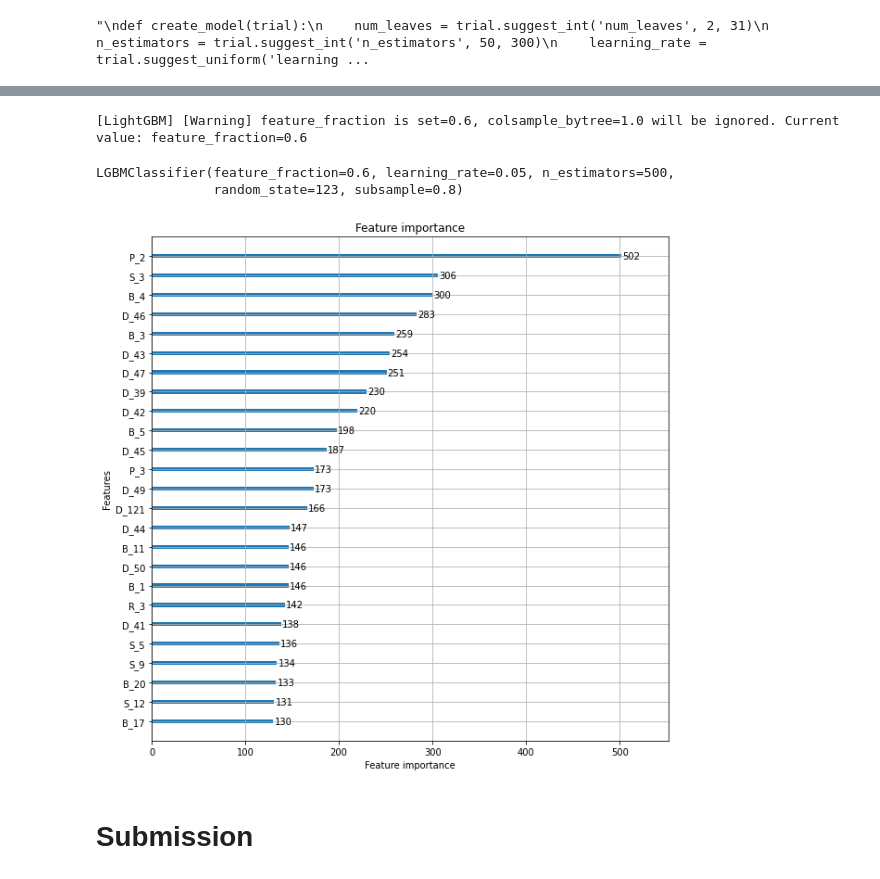
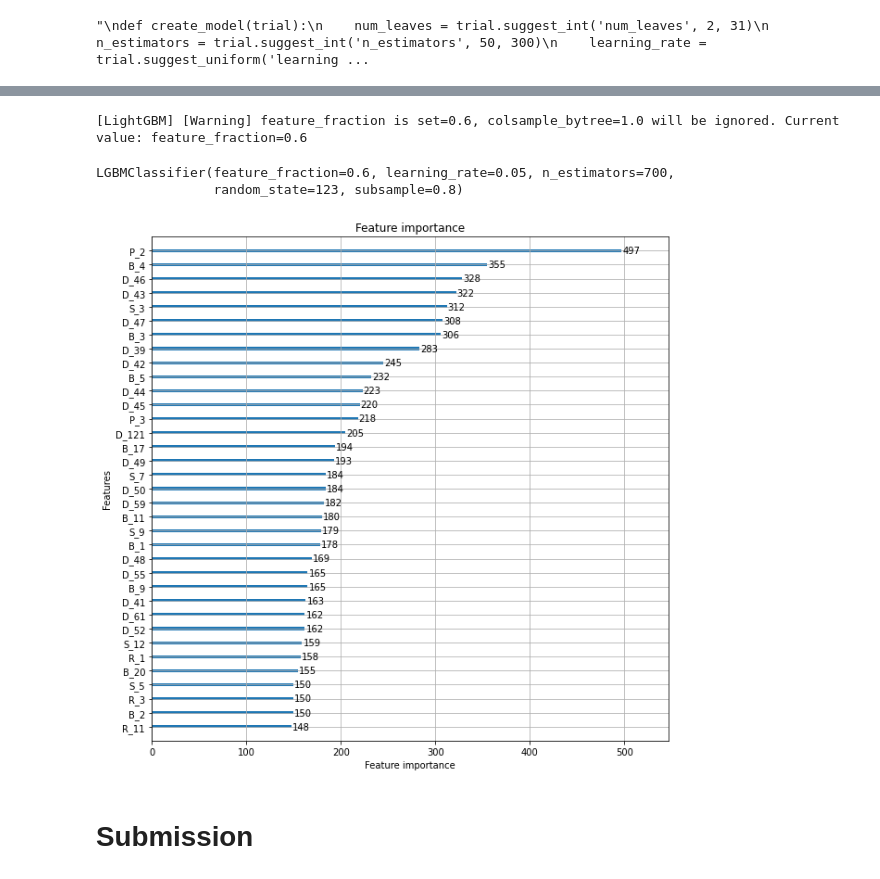
Before and after one commit to nsu1210/Kaggle, a Jupyter notebook: amex-lgbm-last-row-only.ipynb, the cells around one changed output, grey strips where cells are left out. Saved outputs shown, nothing was run; the diff lists cells and outputs as text; code cells hidden in the pictures.

```diff
--- a/amex-lgbm-last-row-only.ipynb
+++ b/amex-lgbm-last-row-only.ipynb
@@ -69,4 +92,5 @@ print(y_train.shape)
 # %%
+from sklearn.preprocessing import LabelEncoder
 cat_cols = [
     "B_30",
     "B_38",
@@ -80,4 +104,6 @@ cat_cols = [
     "D_66",
     "D_68"
 ]
-X_train['D_68'].value_counts()
+le_encoder = LabelEncoder()
+for categorical_feature in cat_cols:
+    df[categorical_feature] = le_encoder.fit_transform(df[categorical_feature])
@@ -92,0 +112,21 @@ Name: D_68, dtype: int64
+# %%
+###########################  Freq encoding
+fe_cols = cat_cols
+for col in fe_cols:
+    fq_encode = df[col].value_counts(dropna= True, normalize = True).to_dict()
+    df[col+'_fq_enc'] = df[col].map(fq_encode)
+
+
+############################ Agg features
+main_cols = ['P_2','B_4']
+ag_cols = cat_cols
+
+for col_a in main_cols:
+    for col_b in ag_cols:
+        df[col_a + '_' + col_b + '_mean'] = df.groupby(col_b)[col_a].transform('mean').astype('float32')
+        df[col_a + '_' + col_b + '_std'] = df.groupby(col_b)[col_a].transform('std').astype('float32')
+        df[col_a + '_' + col_b + '_skew'] = df.groupby(col_b)[col_a].transform('skew').astype('float32')
+
+print(df.shape)
+gc.collect()
+df.head(3)
@@ -93,3 +140,7 @@ Name: D_68, dtype: int64
+# %%
+train = df[:len(train)]
+test = df[-len(test):]
+del df
 # %% [markdown]
 # Competition Metric
 # %%
@@ -181,6 +259,6 @@ print(params)
 # %%
 params = {
-          'n_estimators': 500,
+          'n_estimators': 700,
           'learning_rate': 0.05,
 
 
@@ -193,12 +271,12 @@ cls = lgb.LGBMClassifier(**params)
 cls.fit(X_train, y_train)
 # %% [output]
 [LightGBM] [Warning] feature_fraction is set=0.6, colsample_bytree=1.0 will be ignored. Current value: feature_fraction=0.6
-LGBMClassifier(feature_fraction=0.6, learning_rate=0.05, n_estimators=500,
+LGBMClassifier(feature_fraction=0.6, learning_rate=0.05, n_estimators=700,
                random_state=123, subsample=0.8)
 # %%
-lgb.plot_importance(cls, max_num_features = 25, figsize = (10,10))
+lgb.plot_importance(cls, max_num_features = 35, figsize = (10,10))
 plt.show()
 # %% [output]
-[figure, old version]
+[figure, new version]
 # %% [markdown]
 # Submission
```
Also changed, not shown: parts of 16 cells of this notebook.
